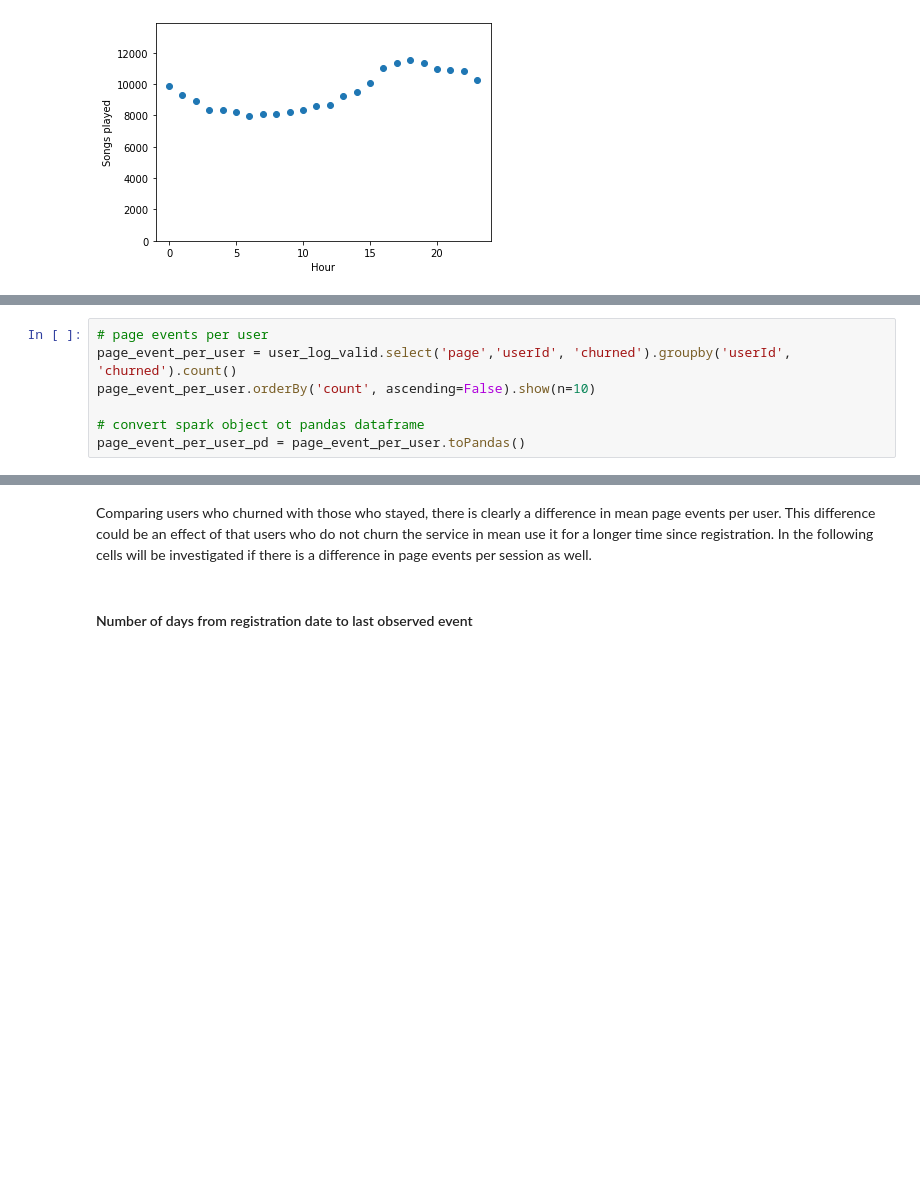
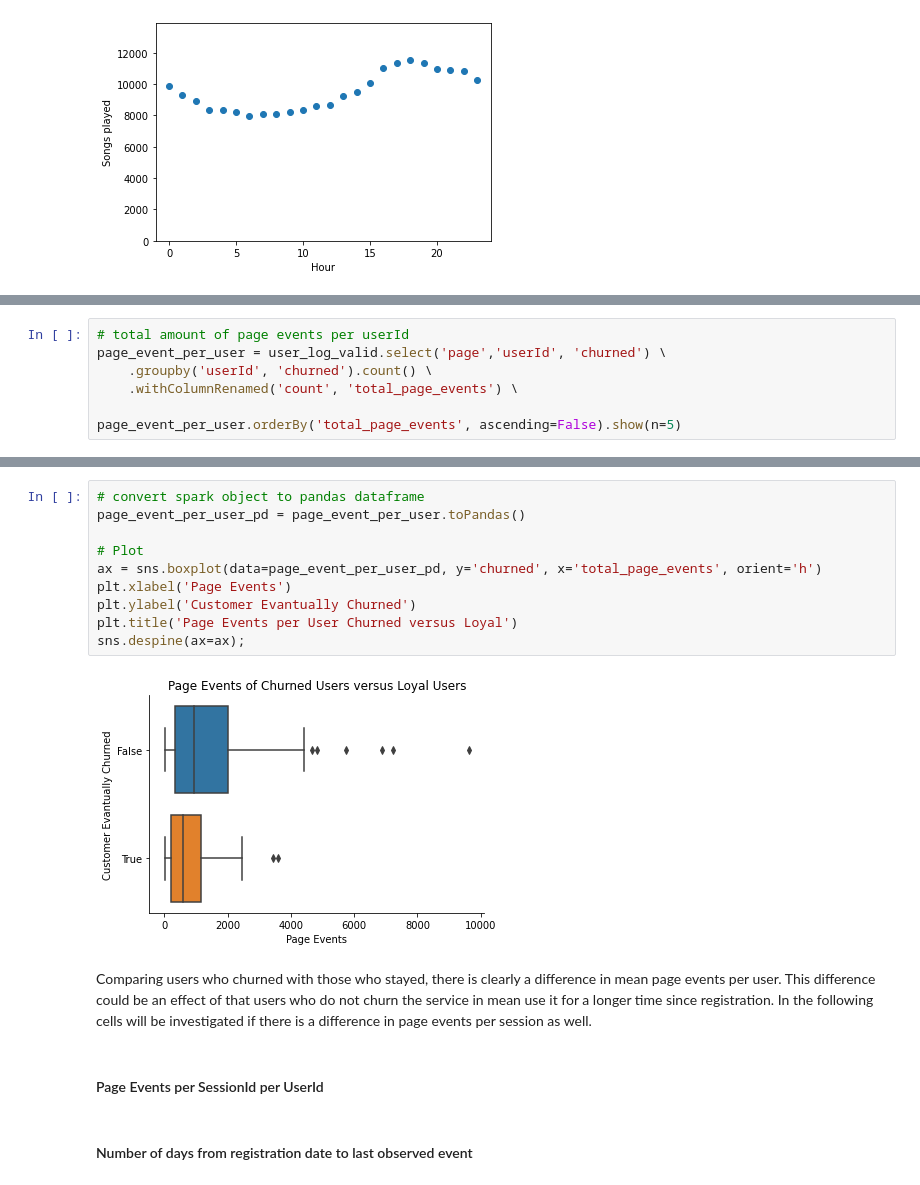
Before and after one commit to LeopoldWalther/SparkChurnDetection, a Jupyter notebook: Sparkify.ipynb, the cells around one changed output, grey strips where cells are left out. Saved outputs shown, nothing was run; the diff lists cells and outputs as text; blank space fills up the shorter version.

Commit message:
feat: add function to create simple page event features

```diff
--- a/Sparkify.ipynb
+++ b/Sparkify.ipynb
@@ -707,8 +713,8 @@ plt.ylabel('Songs played');
 # %%
-# page events per user
-page_event_per_user = user_log_valid.select('page','userId', 'churned').groupby('userId', 'churned').count()
-page_event_per_user.orderBy('count', ascending=False).show(n=10)
+# total amount of page events per userId
+page_event_per_user = user_log_valid.select('page','userId', 'churned') \
+    .groupby('userId', 'churned').count() \
+    .withColumnRenamed('count', 'total_page_events') \
 
-# convert spark object ot pandas dataframe
-page_event_per_user_pd = page_event_per_user.toPandas()
+page_event_per_user.orderBy('total_page_events', ascending=False).show(n=5)
 # %% [output]
@@ -748,5 +739,19 @@ plt.show()
+# %%
+# convert spark object to pandas dataframe
+page_event_per_user_pd = page_event_per_user.toPandas()
+
+# Plot
+ax = sns.boxplot(data=page_event_per_user_pd, y='churned', x='total_page_events', orient='h')
+plt.xlabel('Page Events')
+plt.ylabel('Customer Evantually Churned')
+plt.title('Page Events per User Churned versus Loyal')
+sns.despine(ax=ax);
+# %% [output]
+[figure, added]
 # %% [markdown]
 Comparing users who churned with those who stayed, there is clearly a difference in mean page events per user. This difference could be an effect of that users who do not churn the service in mean use it for a longer time since registration. In the following cells will be investigated if there is a difference in page events per session as well.
+# %% [markdown]
+#### Page Events per SessionId per UserId
 # %% [markdown]
 #### Number of days from registration date to last observed event
 # %%
```
Also changed, not shown: parts of 23 cells of this notebook.
